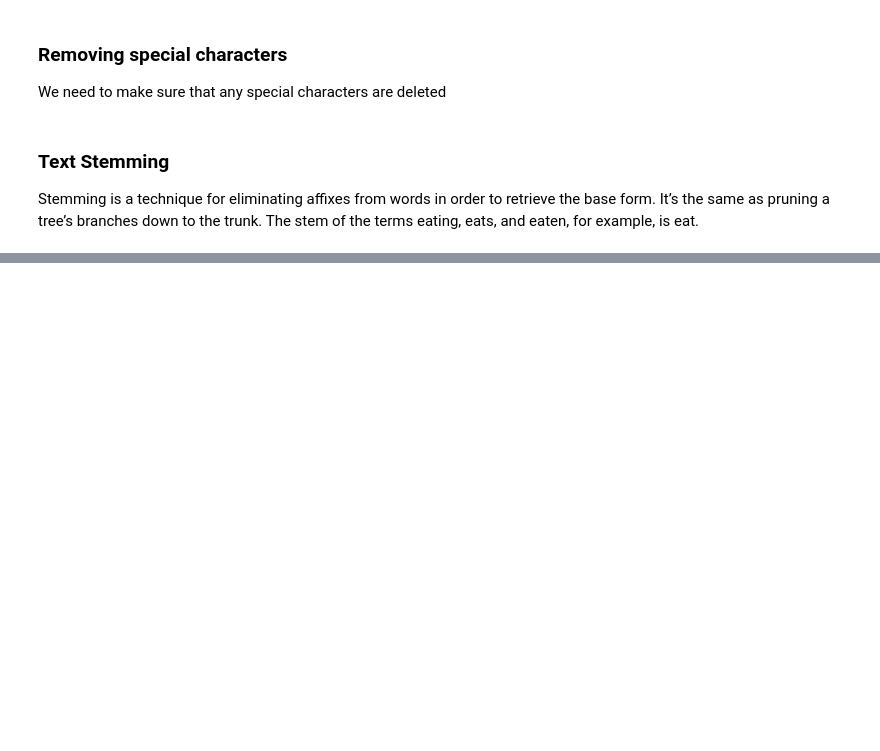
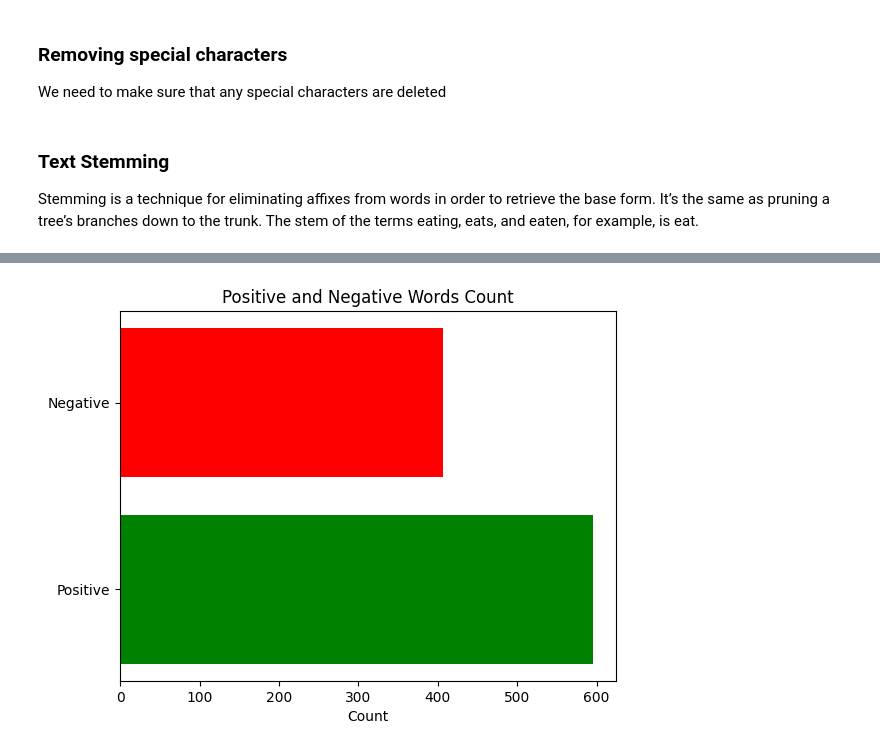
Before and after one commit to stavkran/IMDbReviews-Sentiment-Analysis, a Jupyter notebook: IMDbReviewsSentimentAnalysis.ipynb, the cells around one changed output, grey strips where cells are left out. Drawn from its saved outputs; the diff is of its cells as text; code cells hidden in the pictures; blank space fills up the shorter version.

```diff
--- a/IMDbReviewsSentimentAnalysis.ipynb
+++ b/IMDbReviewsSentimentAnalysis.ipynb
@@ -148,0 +371,10 @@ imdb_data['review']=imdb_data['review'].apply(simple_stemmer)
+# %%
+categories = ['Positive', 'Negative']
+counts = [positive_count, negative_count]
+
+plt.barh(categories, counts, color=['green', 'red'])
+plt.title('Positive and Negative Words Count')
+plt.xlabel('Count')
+plt.show()
+# %% [output]
+[figure, added]
```
Also changed, not shown: parts of 23 cells of this notebook.
